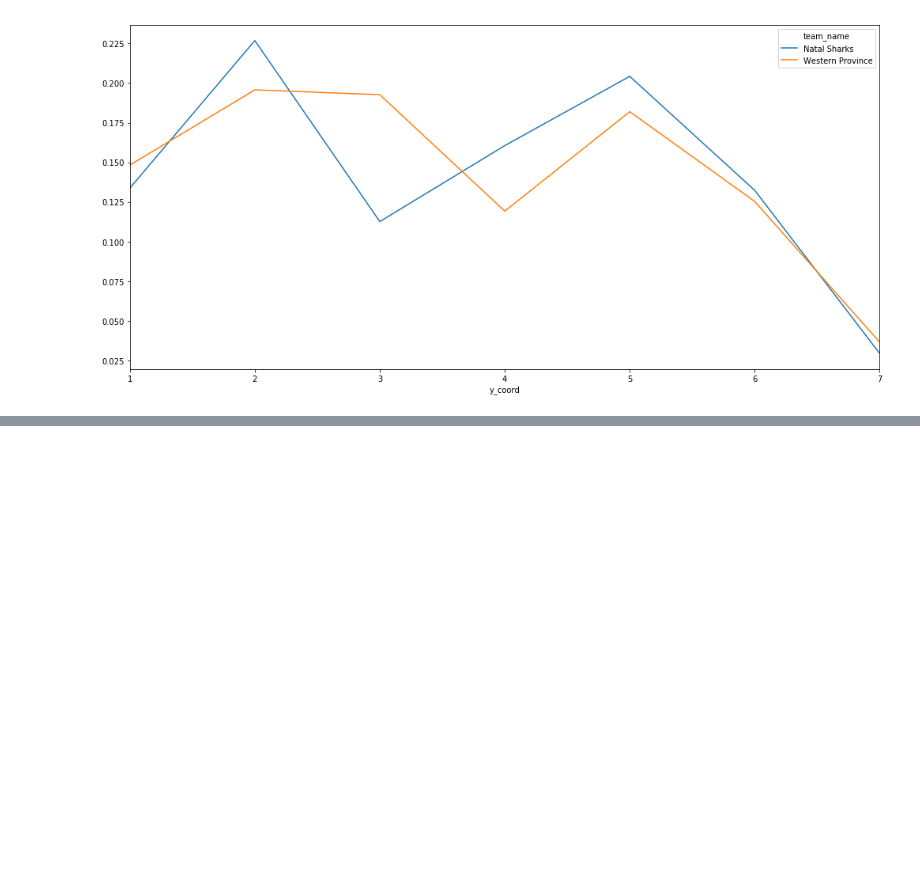
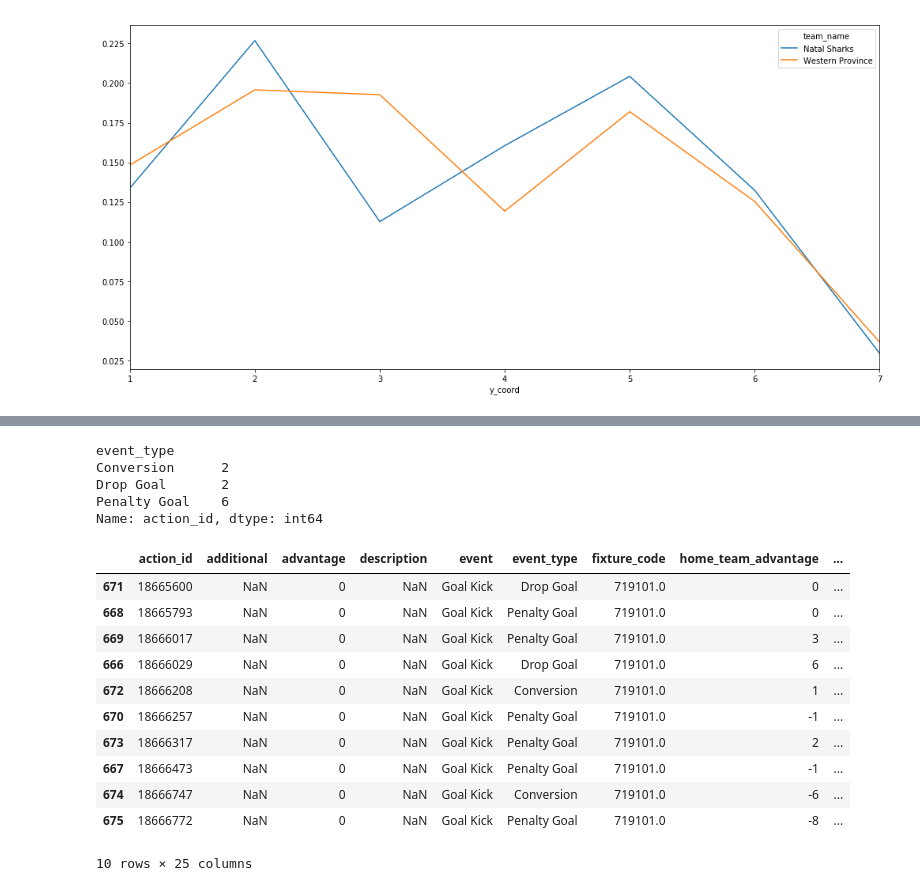
Before and after one commit to jlondal/pyrugga, a Jupyter notebook: jupyter/tuts/Getting Started.ipynb, the cells around one changed output, grey strips where cells are left out. Cells and saved outputs as stored; diff of their text form; code cells hidden in the pictures; blank space fills up the shorter version.

```diff
--- a/jupyter/tuts/Getting Started.ipynb
+++ b/jupyter/tuts/Getting Started.ipynb
@@ -198,0 +221,23 @@ df.getTerritoryY(perc=True).plot(kind='line',figsize=(17,8))
+# %%
+df.events.query('event == "Goal Kick"').groupby('event_type').count()['action_id']
+# %% [output]
+event_type
+Conversion      2
+Drop Goal       2
+Penalty Goal    6
+Name: action_id, dtype: int64
+# %%
+df.events.query('event == "Goal Kick"')
+# %% [output]
+|  | action_id | additional | advantage | description | event | event_type | fixture_code | home_team_advantage | ... |
+| 671 | 18665600 | NaN | 0 | NaN | Goal Kick | Drop Goal | 719101.0 | 0 | ... |
+| 668 | 18665793 | NaN | 0 | NaN | Goal Kick | Penalty Goal | 719101.0 | 0 | ... |
+| 669 | 18666017 | NaN | 0 | NaN | Goal Kick | Penalty Goal | 719101.0 | 3 | ... |
+| 666 | 18666029 | NaN | 0 | NaN | Goal Kick | Drop Goal | 719101.0 | 6 | ... |
+| 672 | 18666208 | NaN | 0 | NaN | Goal Kick | Conversion | 719101.0 | 1 | ... |
+| 670 | 18666257 | NaN | 0 | NaN | Goal Kick | Penalty Goal | 719101.0 | -1 | ... |
+| 673 | 18666317 | NaN | 0 | NaN | Goal Kick | Penalty Goal | 719101.0 | 2 | ... |
+| 667 | 18666473 | NaN | 0 | NaN | Goal Kick | Penalty Goal | 719101.0 | -1 | ... |
+| 674 | 18666747 | NaN | 0 | NaN | Goal Kick | Conversion | 719101.0 | -6 | ... |
+| 675 | 18666772 | NaN | 0 | NaN | Goal Kick | Penalty Goal | 719101.0 | -8 | ... |
+10 rows × 25 columns
```
Also changed, not shown: parts of 6 cells of this notebook, 1 other file.
